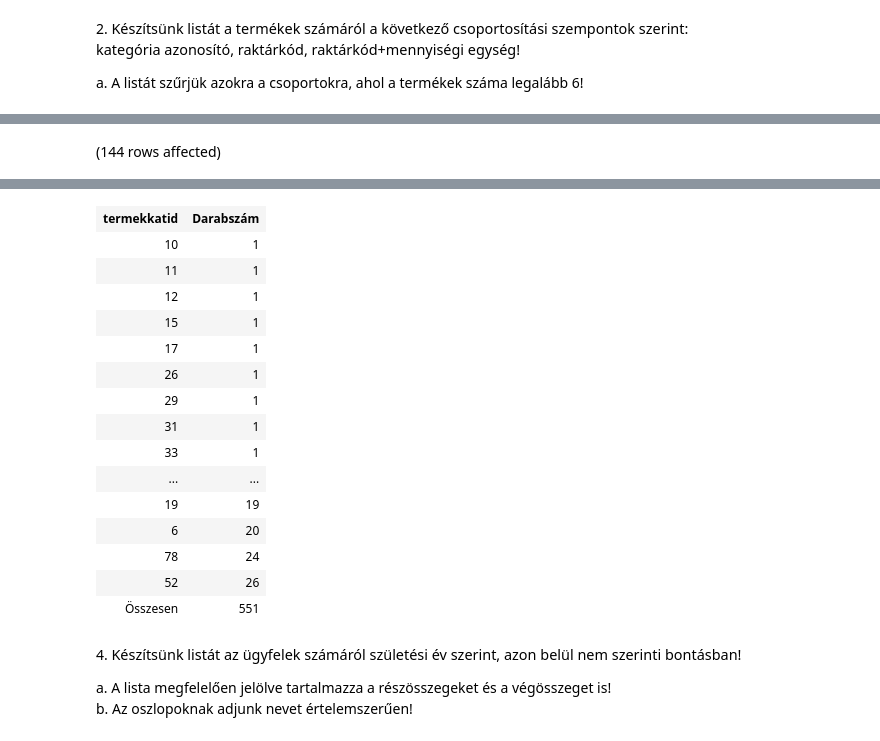
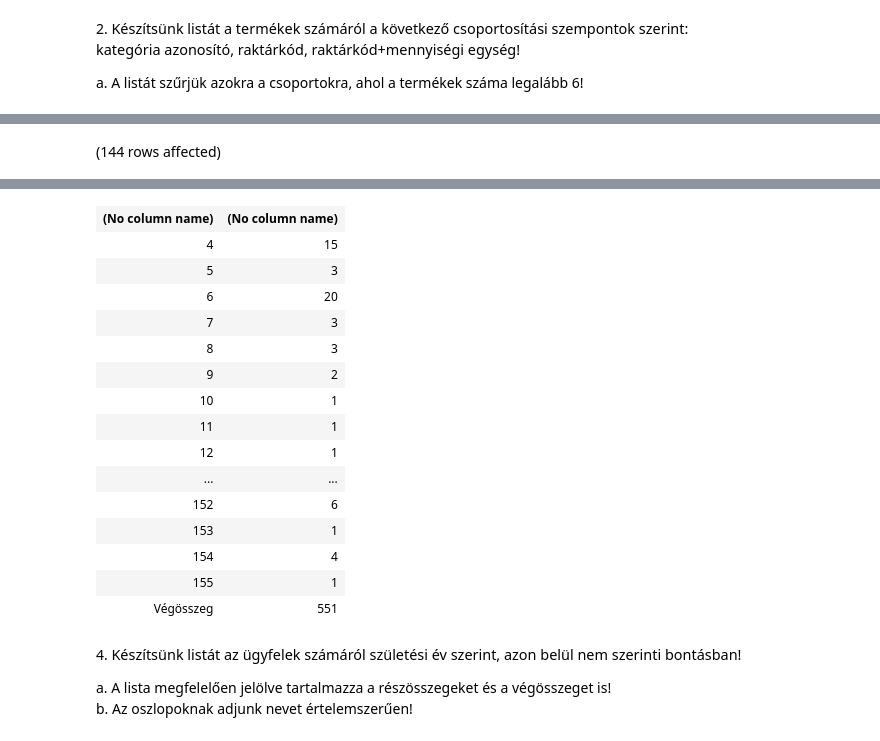
Before and after one commit to richardhestencz/Adatbazisok, a Jupyter notebook: gyakorlat04_feladatok.ipynb, the cells around one changed output, grey strips where cells are left out. Cells and saved outputs as stored; diff of their text form; code cells hidden in the pictures.

```diff
--- a/gyakorlat04_feladatok.ipynb
+++ b/gyakorlat04_feladatok.ipynb
@@ -68,9 +67,9 @@ a. Elég megjeleníteni a kategóriák azonosítóit és a darabszámokat!
 
 ![](https://moodle.uni-corvinus.hu/theme/image.php/adaptable/atto_h5p/1709548862/icon)
 # %%
-SELECT  IIF(GROUPING_ID(KAT_ID) = 1,'Összesen', CAST(KAT_ID AS nvarchar(10))) AS 'termekkatid', COUNT(*) AS 'Darabszám'
+
+SELECT IIF(KAT_ID IS NULL, 'Végösszeg', CAST(KAT_ID AS nvarchar(10))), COUNT(*)
 FROM Termek
-GROUP BY ROLLUP(KAT_ID)
-ORDER BY COUNT(*)
+GROUP BY ROLLUP (KAT_ID)
 # %% [output]
 (144 rows affected)
@@ -78,19 +77,19 @@ Total execution time: 00:00:00.016
-| termekkatid | Darabszám |
+| (No column name) | (No column name) |
+| 4 | 15 |
+| 5 | 3 |
+| 6 | 20 |
+| 7 | 3 |
+| 8 | 3 |
+| 9 | 2 |
 | 10 | 1 |
 | 11 | 1 |
 | 12 | 1 |
-| 15 | 1 |
-| 17 | 1 |
-| 26 | 1 |
-| 29 | 1 |
-| 31 | 1 |
-| 33 | 1 |
 | ... | ... |
-| 19 | 19 |
-| 6 | 20 |
-| 78 | 24 |
-| 52 | 26 |
-| Összesen | 551 |
+| 152 | 6 |
+| 153 | 1 |
+| 154 | 4 |
+| 155 | 1 |
+| Végösszeg | 551 |
 # %% [markdown]
 4. <span style="background-color: rgb(255, 255, 255); color: rgb(0, 0, 0); font-family: &quot;Open Sans&quot;, sans-serif; font-size: 14.44px;">Készítsünk listát az ügyfelek számáról születési év szerint, azon belül nem szerinti bontásban!&nbsp;</span>
 
```
Also changed, not shown: parts of 5 cells of this notebook.
